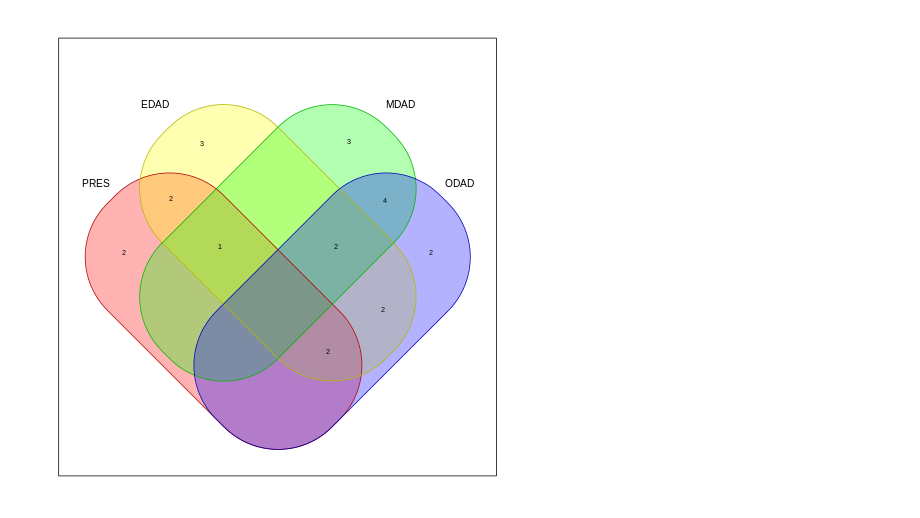
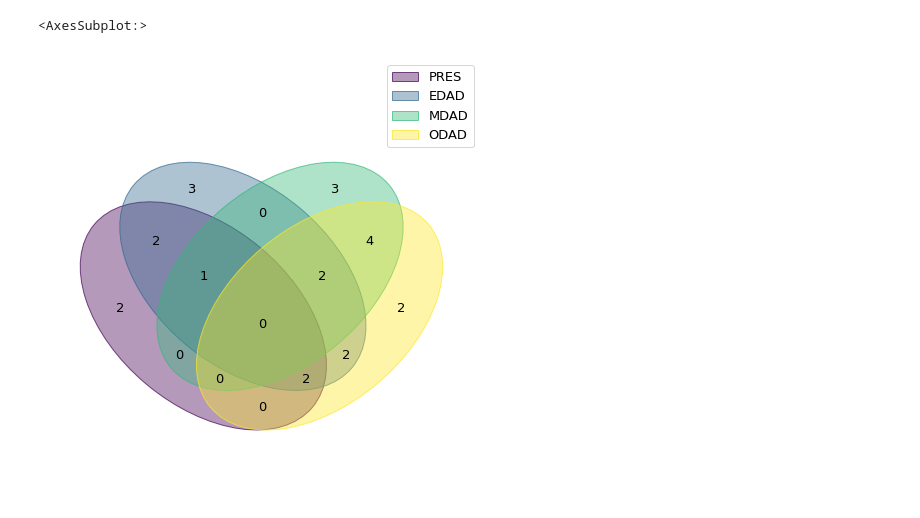
Before and after one commit to thjimmylee/UKCIC-COVID19-paper-figures, a Jupyter notebook: spatial_1/notebooks/Figure5.ipynb, the cells around one changed output. Drawn from its saved outputs; the diff is of its cells as text; code cells hidden in the pictures.

```diff
--- a/spatial_1/notebooks/Figure5.ipynb
+++ b/spatial_1/notebooks/Figure5.ipynb
@@ -549,7 +517,18 @@ venn(niche_1, ilabels = TRUE,
-# %%
-%%R
-
-venn(niche_2, ilabels = TRUE,
-       zcolor = "style", textsize = 50, cexil = 1.2, cexsn = 1.5,)
-# %% [output]
-[figure, removed]
+# %%
+niche_2 = {
+    "PRES" : {'EP.Secretory', 'EC.Lymphatic', 'NK.1', 'MastCell', 'EP.Secretory.2', 'B.Cell', 'PR.T.NK'},
+    "EDAD" : {'EP.Secretory.1', 'Monocyte.2', 'Th17', 'cDC', 'NK.4',
+       'EP.Secretory', 'EC.Lymphatic', 'EC.Arterial', 'PR.T.NK',
+       'EP.Secretory.2', 'MastCell', 'FB.Activated'},
+    "MDAD" : {'M2.5', 'NK.5', 'Neutrophil.2',
+       'EP.Secretory.2', 'Th17', 'cDC', 'Th2', 'Neutrophil.1',
+       'Monocyte.1', 'Effector.CD8.1'},
+    "ODAD" : {'cDC', 'Neutrophil.1',
+       'EP.Secretory.3', 'pDC.1', 'NK.5', 'Monocyte.2', 'Th17', 'Th2',
+       'FB.Activated', 'EP.Secretory', 'PR.T.NK', 'Effector.CD8.1'}
+}
+
+venn(niche_2 )
+# %% [output]
+<AxesSubplot:>
+[figure, added]
```
Also changed, not shown: parts of 15 cells of this notebook.
